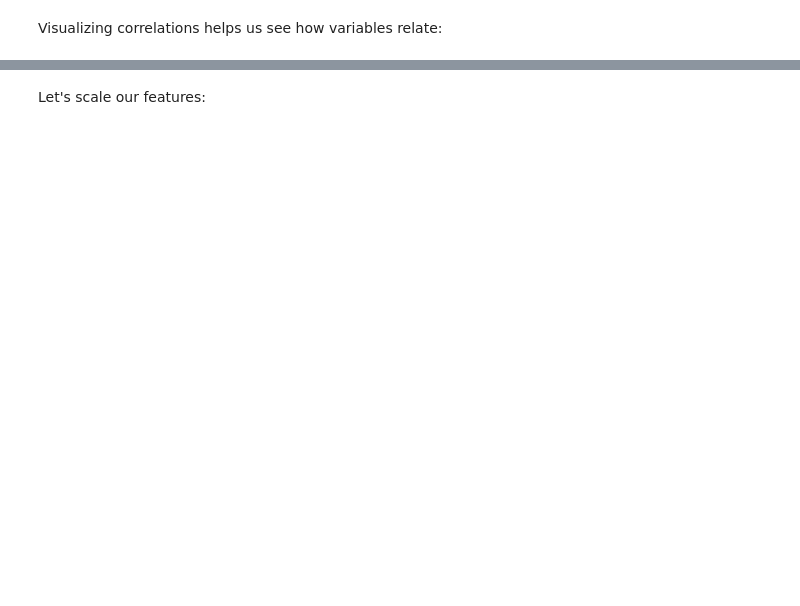
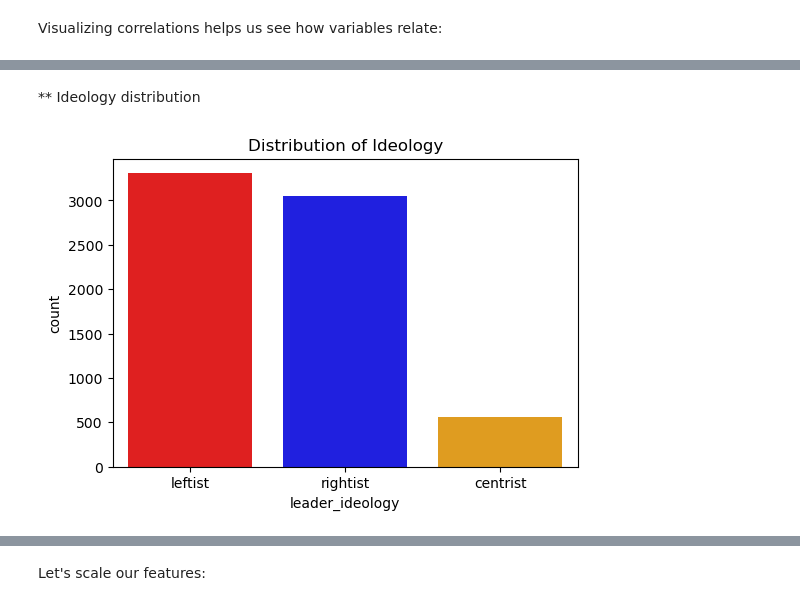
Before and after one commit to irmakoz1/ML1-HSLU, a Jupyter notebook: ML1-Project.ipynb, the cells around one changed output, grey strips where cells are left out. Cells and saved outputs as stored; diff of their text form; code cells hidden in the pictures; blank space fills up the shorter version.

```diff
--- a/ML1-Project.ipynb
+++ b/ML1-Project.ipynb
@@ -143,0 +270,13 @@ Checking for clusters among countries using PCA:
+# %% [markdown]
+** Ideology distribution
+# %%
+plt.figure(figsize=(6,4))
+sns.countplot(data=merged, x='leader_ideology',
+    hue='leader_ideology',
+    dodge=False,
+    palette=['red', 'blue', 'orange'],
+    legend=False)
+plt.title('Distribution of Ideology')
+plt.show()
+# %% [output]
+[figure, added]
```
Also changed, not shown: parts of 47 cells of this notebook.
